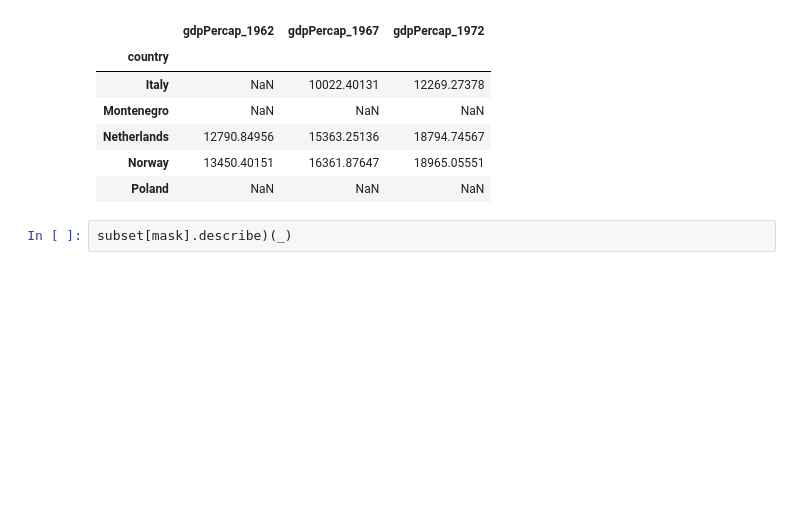
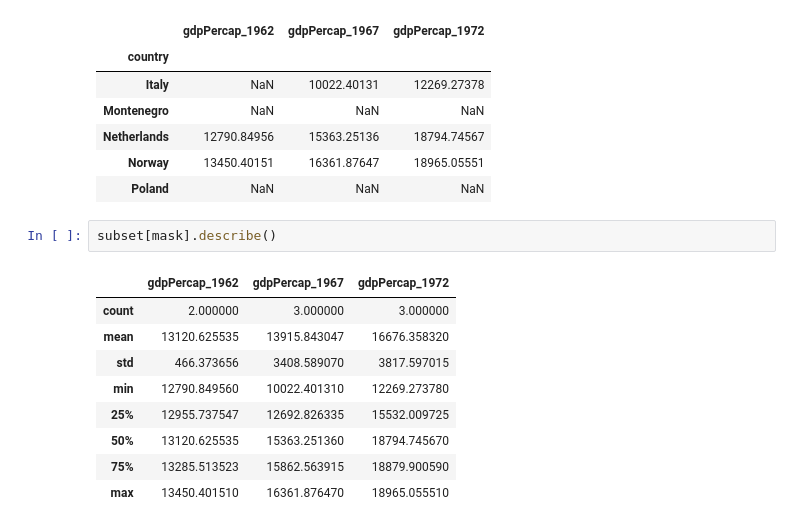
Before and after one commit to nih-fmrif/2017-09-28-NIH-CMN_notebooks, a Jupyter notebook: pandas_and_plotting.ipynb, the cells around one changed output. Cells and saved outputs as stored; diff of their text form; blank space fills up the shorter version.

```diff
--- a/pandas_and_plotting.ipynb
+++ b/pandas_and_plotting.ipynb
@@ -257,4 +257,14 @@ subset[mask]
 | Norway | 13450.40151 | 16361.87647 | 18965.05551 |
 | Poland | NaN | NaN | NaN |
 # %%
-subset[mask].describe)(_)
+subset[mask].describe()
+# %% [output]
+|  | gdpPercap_1962 | gdpPercap_1967 | gdpPercap_1972 |
+| count | 2.000000 | 3.000000 | 3.000000 |
+| mean | 13120.625535 | 13915.843047 | 16676.358320 |
+| std | 466.373656 | 3408.589070 | 3817.597015 |
+| min | 12790.849560 | 10022.401310 | 12269.273780 |
+| 25% | 12955.737547 | 12692.826335 | 15532.009725 |
+| 50% | 13120.625535 | 15363.251360 | 18794.745670 |
+| 75% | 13285.513523 | 15862.563915 | 18879.900590 |
+| max | 13450.401510 | 16361.876470 | 18965.055510 |
```
